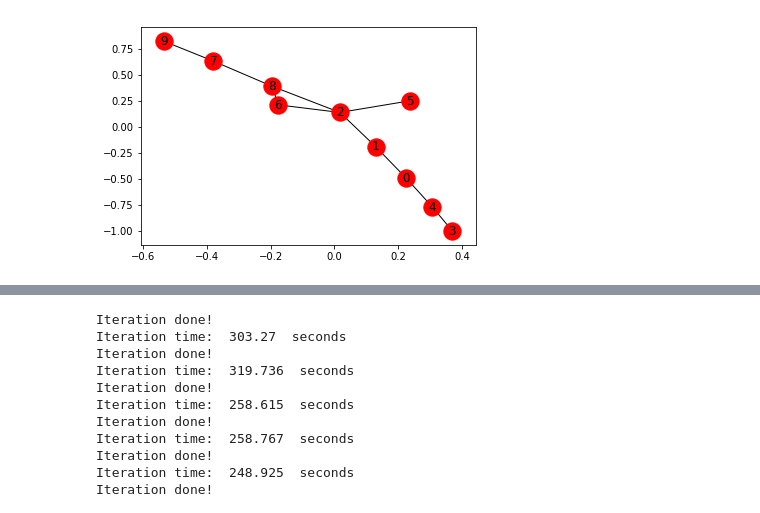
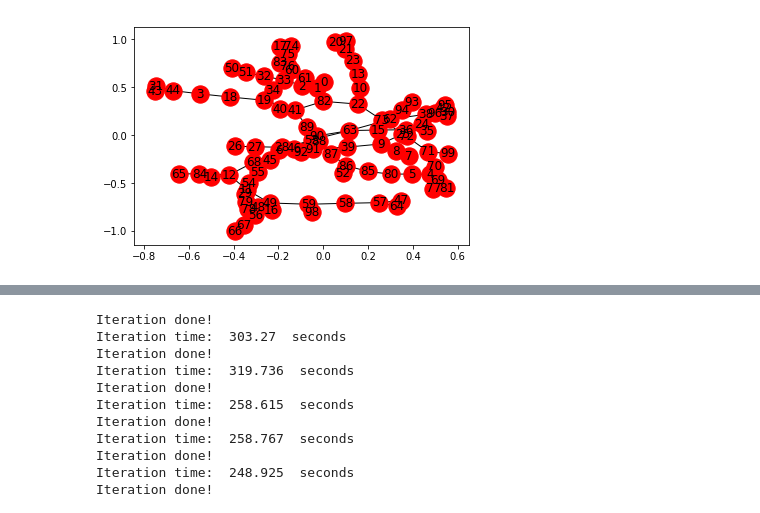
Before and after one commit to harveydevereux/Consensus, a Jupyter notebook: Notes/consensus.ipynb, the cells around one changed output, grey strips where cells are left out. Cells and saved outputs as stored; diff of their text form; code cells hidden in the pictures.

```diff
--- a/Notes/consensus.ipynb
+++ b/Notes/consensus.ipynb
@@ -15,15 +15,15 @@ from dynamics import *
 from graph_utils import *
 os.chdir(c)
 # %%
-N=10
+N=100
 av_degree=6
 k = int(av_degree/2)
 GWS = nx.watts_strogatz_graph(N, k, 0.5, seed=None)
 while(not nx.is_connected(GWS)):
     GWS = nx.watts_strogatz_graph(N, k, 0.5, seed=None)
 nx.draw_networkx(GWS)
 # %% [output]
-[figure, old version]
+[figure, new version]
 # %%
 N=100
 av_degree=6
```
Also changed, not shown: parts of 20 cells of this notebook, 19 other files.
